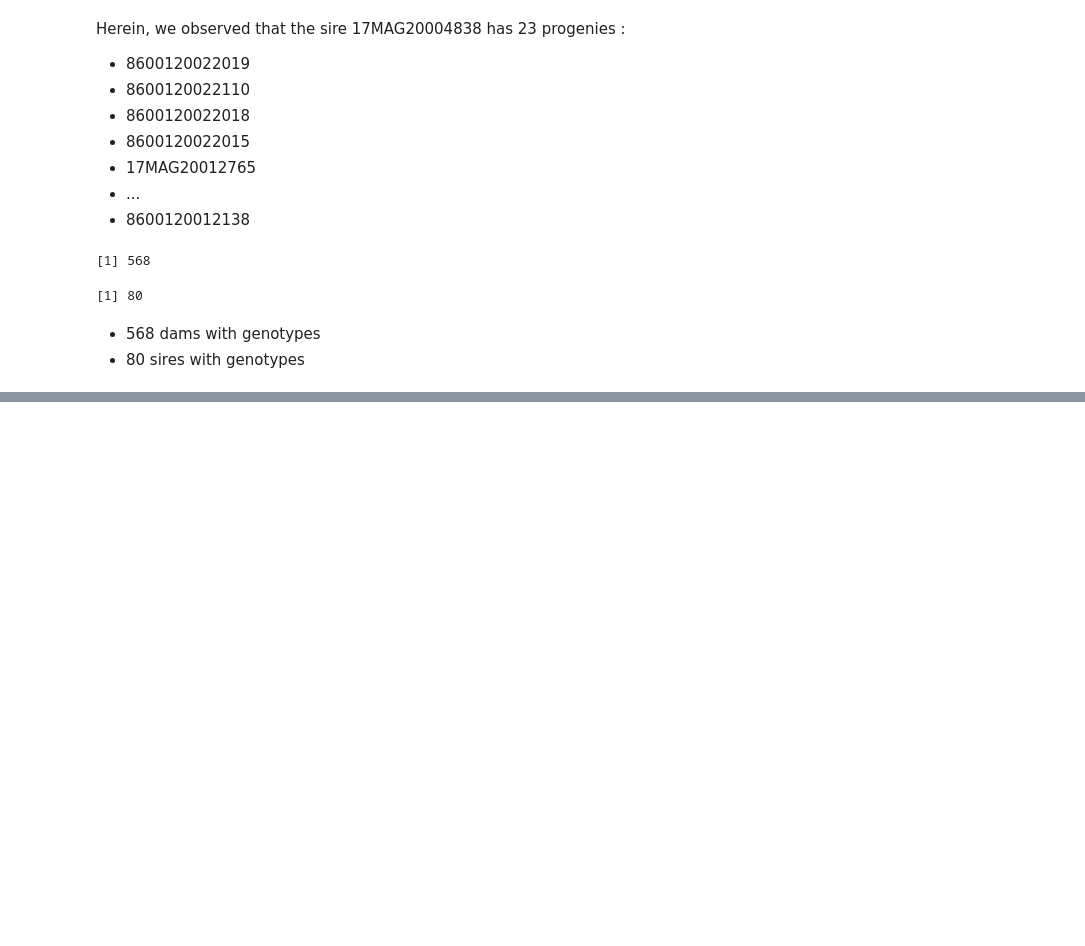
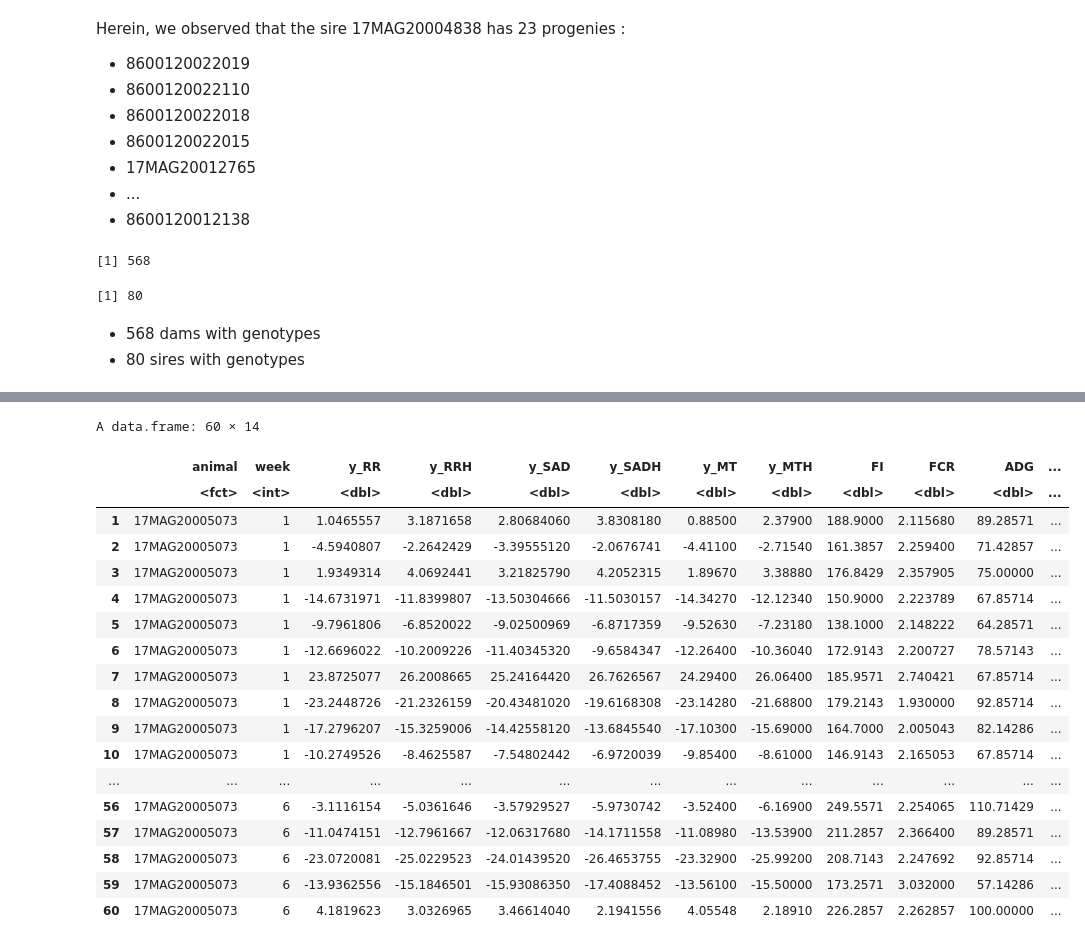
Before and after one commit to vanhungtran/BLUP, a Jupyter notebook: RFI.ipynb, the cells around one changed output, grey strips where cells are left out. Drawn from its saved outputs; the diff is of its cells as text; code cells hidden in the pictures; blank space fills up the shorter version.

```diff
--- a/RFI.ipynb
+++ b/RFI.ipynb
@@ -861,0 +924,14 @@ write.table(df_all4,"DATA_corrected.txt")
+# %%
+# Count number of progenies per sire
+
+df3_p$sub <- paste0(df3_p$pere,df3_p$week)
+df3_p <- arrange(df3_p,sub)
+df3_p <- arrange(df3_p,pere,week)
+N=aggregate(y_RR ~ sub, data = df3_p, FUN=function(x) length(x))[,2]
+df3_p$w=rep(N,N)
+
+head(df3_p)
+
+summary(N)
+
+# Number of progenies per sire ranges from 9 to 51 (median = 26)
@@ -861,0 +950,27 @@ write.table(df_all4,"DATA_corrected.txt")
+# %%
+df4_p <- df3_p[,-1]
+names(df4_p)[names(df4_p)=="pere"] <- "animal"
+#rename(df4_p, c("pere"="animal")) # rename pere to animal
+df4_p=arrange(df4_p,animal,week)
+# %%
+head(df4_p,60)
+# %% [output]
+A data.frame: 60 × 14
+|  | animal | week | y_RR | y_RRH | y_SAD | y_SADH | y_MT | y_MTH | FI | FCR | ADG | ... |
+|  | <fct> | <int> | <dbl> | <dbl> | <dbl> | <dbl> | <dbl> | <dbl> | <dbl> | <dbl> | <dbl> | ... |
+| 1 | 17MAG20005073 | 1 | 1.0465557 | 3.1871658 | 2.80684060 | 3.8308180 | 0.88500 | 2.37900 | 188.9000 | 2.115680 | 89.28571 | ... |
+| 2 | 17MAG20005073 | 1 | -4.5940807 | -2.2642429 | -3.39555120 | -2.0676741 | -4.41100 | -2.71540 | 161.3857 | 2.259400 | 71.42857 | ... |
+| 3 | 17MAG20005073 | 1 | 1.9349314 | 4.0692441 | 3.21825790 | 4.2052315 | 1.89670 | 3.38880 | 176.8429 | 2.357905 | 75.00000 | ... |
+| 4 | 17MAG20005073 | 1 | -14.6731971 | -11.8399807 | -13.50304666 | -11.5030157 | -14.34270 | -12.12340 | 150.9000 | 2.223789 | 67.85714 | ... |
+| 5 | 17MAG20005073 | 1 | -9.7961806 | -6.8520022 | -9.02500969 | -6.8717359 | -9.52630 | -7.23180 | 138.1000 | 2.148222 | 64.28571 | ... |
+| 6 | 17MAG20005073 | 1 | -12.6696022 | -10.2009226 | -11.40345320 | -9.6584347 | -12.26400 | -10.36040 | 172.9143 | 2.200727 | 78.57143 | ... |
+| 7 | 17MAG20005073 | 1 | 23.8725077 | 26.2008665 | 25.24164420 | 26.7626567 | 24.29400 | 26.06400 | 185.9571 | 2.740421 | 67.85714 | ... |
+| 8 | 17MAG20005073 | 1 | -23.2448726 | -21.2326159 | -20.43481020 | -19.6168308 | -23.14280 | -21.68800 | 179.2143 | 1.930000 | 92.85714 | ... |
+| 9 | 17MAG20005073 | 1 | -17.2796207 | -15.3259006 | -14.42558120 | -13.6845540 | -17.10300 | -15.69000 | 164.7000 | 2.005043 | 82.14286 | ... |
+| 10 | 17MAG20005073 | 1 | -10.2749526 | -8.4625587 | -7.54802442 | -6.9720039 | -9.85400 | -8.61000 | 146.9143 | 2.165053 | 67.85714 | ... |
+| ... | ... | ... | ... | ... | ... | ... | ... | ... | ... | ... | ... | ... |
+| 56 | 17MAG20005073 | 6 | -3.1116154 | -5.0361646 | -3.57929527 | -5.9730742 | -3.52400 | -6.16900 | 249.5571 | 2.254065 | 110.71429 | ... |
+| 57 | 17MAG20005073 | 6 | -11.0474151 | -12.7961667 | -12.06317680 | -14.1711558 | -11.08980 | -13.53900 | 211.2857 | 2.366400 | 89.28571 | ... |
+| 58 | 17MAG20005073 | 6 | -23.0720081 | -25.0229523 | -24.01439520 | -26.4653755 | -23.32900 | -25.99200 | 208.7143 | 2.247692 | 92.85714 | ... |
+| 59 | 17MAG20005073 | 6 | -13.9362556 | -15.1846501 | -15.93086350 | -17.4088452 | -13.56100 | -15.50000 | 173.2571 | 3.032000 | 57.14286 | ... |
+| 60 | 17MAG20005073 | 6 | 4.1819623 | 3.0326965 | 3.46614040 | 2.1941556 | 4.05548 | 2.18910 | 226.2857 | 2.262857 | 100.00000 | ... |
```
Also changed, not shown: parts of 58 cells of this notebook.
